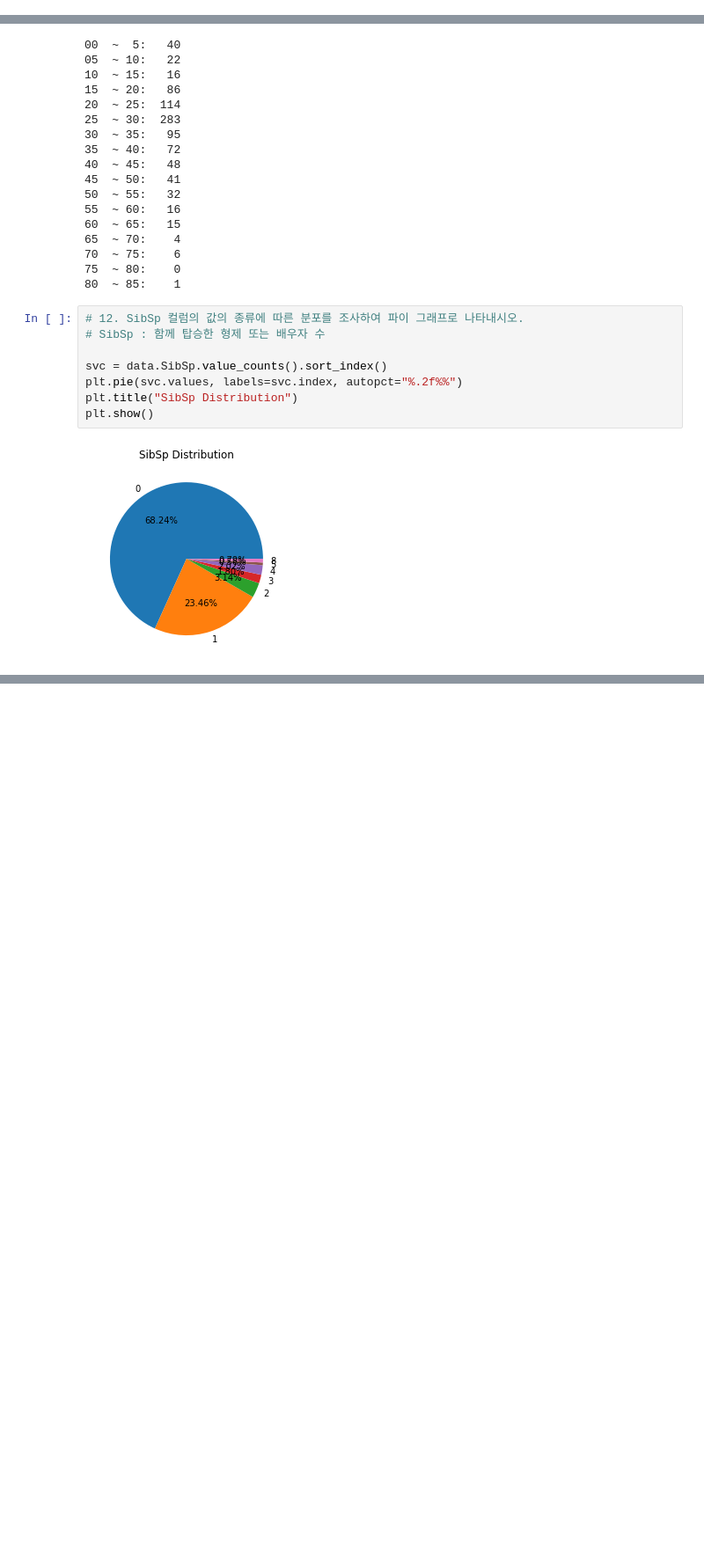
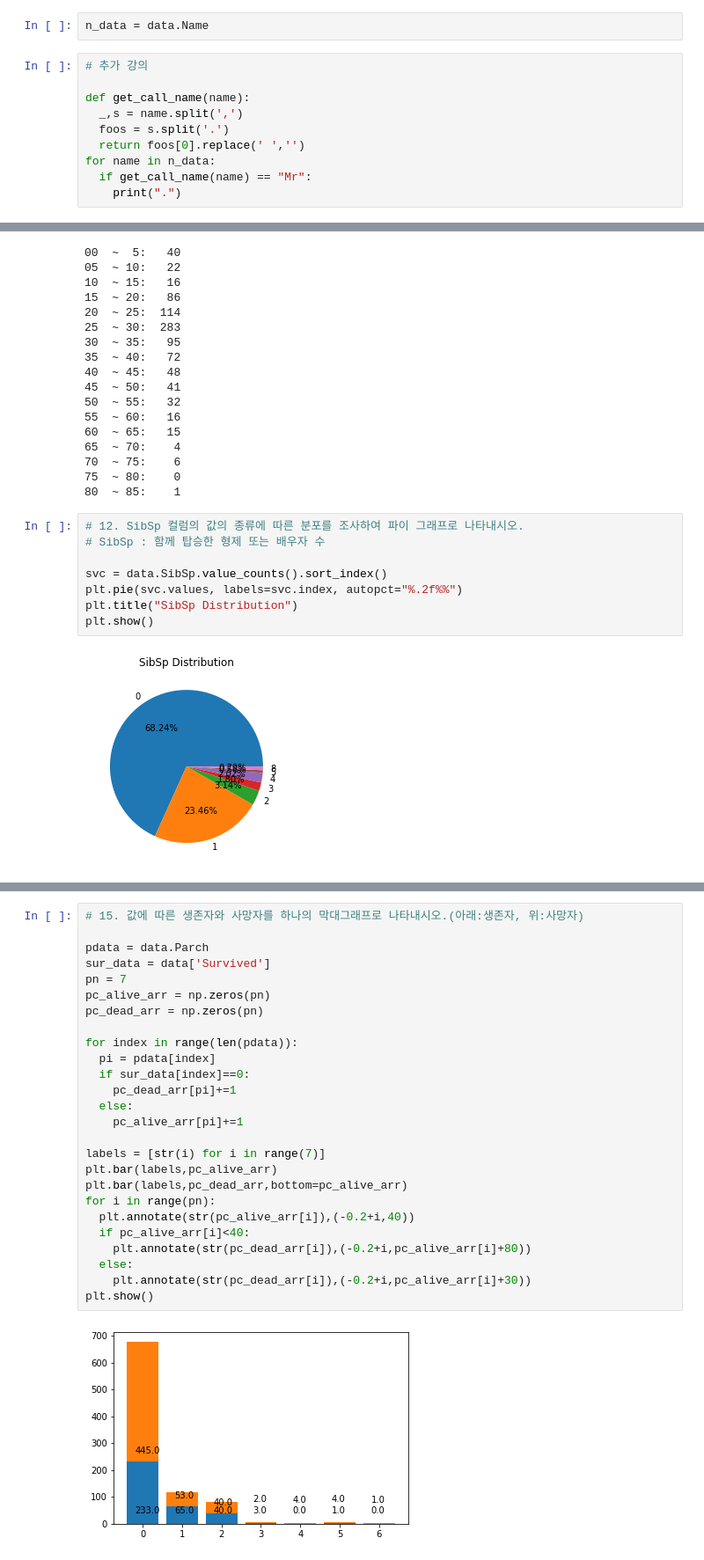
Before and after one commit to serinss/seSAC_Python_Class, a Jupyter notebook: 통계분석시각화_응용.ipynb, the cells around one changed output, grey strips where cells are left out. Shown at 88% size. Cells and saved outputs as stored; diff of their text form; blank space fills up the shorter version.

```diff
--- a/통계분석시각화_응용.ipynb
+++ b/통계분석시각화_응용.ipynb
@@ -460,6 +460,18 @@ plt.title("Name Distribution")
 plt.show()
 # %% [output]
 [figure]
+# %%
+n_data = data.Name
+# %%
+# 추가 강의
+
+def get_call_name(name):
+  _,s = name.split(',')
+  foos = s.split('.')
+  return foos[0].replace(' ','')
+for name in n_data:
+  if get_call_name(name) == "Mr":
+    print(".")
 # %%
 # 7. 앞에서 구분한 호칭에 따른 생존자와 사망자를 하나의 막대그래프로 나타내시오.(아래:생존자, 위:사망자)
 
@@ -684,0 +716,28 @@ plt.show()
+# %%
+# 15. 값에 따른 생존자와 사망자를 하나의 막대그래프로 나타내시오.(아래:생존자, 위:사망자)
+
+pdata = data.Parch
+sur_data = data['Survived']
+pn = 7
+pc_alive_arr = np.zeros(pn)
+pc_dead_arr = np.zeros(pn)
+
+for index in range(len(pdata)):
+  pi = pdata[index]
+  if sur_data[index]==0:
+    pc_dead_arr[pi]+=1
+  else:
+    pc_alive_arr[pi]+=1
+
+labels = [str(i) for i in range(7)]
+plt.bar(labels,pc_alive_arr)
+plt.bar(labels,pc_dead_arr,bottom=pc_alive_arr)
+for i in range(pn):
+  plt.annotate(str(pc_alive_arr[i]),(-0.2+i,40))
+  if pc_alive_arr[i]<40:
+    plt.annotate(str(pc_dead_arr[i]),(-0.2+i,pc_alive_arr[i]+80))
+  else:
+    plt.annotate(str(pc_dead_arr[i]),(-0.2+i,pc_alive_arr[i]+30))
+plt.show()
+# %% [output]
+[figure, added]
```
Also changed, not shown: parts of 17 cells of this notebook.
